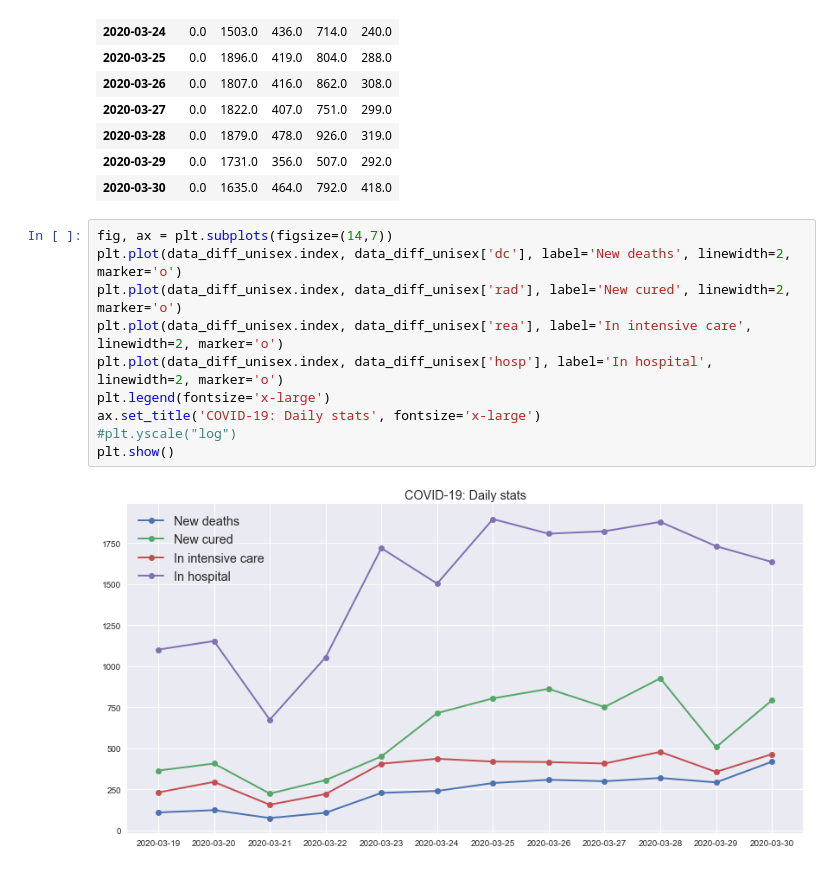
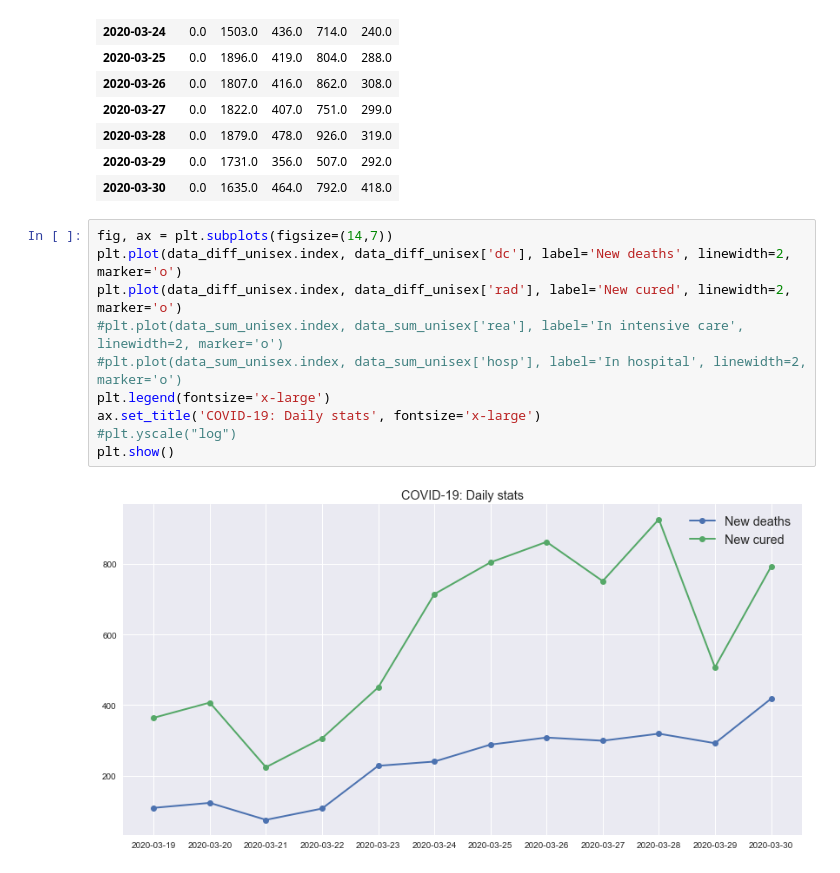
Before and after one commit to Oryon/covid-19, a Jupyter notebook: covid19_france.ipynb, the cells around one changed output. Drawn from its saved outputs; the diff is of its cells as text.

```diff
--- a/covid19_france.ipynb
+++ b/covid19_france.ipynb
@@ -98,12 +98,12 @@ data_diff_unisex
 # %%
 fig, ax = plt.subplots(figsize=(14,7))
 plt.plot(data_diff_unisex.index, data_diff_unisex['dc'], label='New deaths', linewidth=2, marker='o')
 plt.plot(data_diff_unisex.index, data_diff_unisex['rad'], label='New cured', linewidth=2, marker='o')
-plt.plot(data_diff_unisex.index, data_diff_unisex['rea'], label='In intensive care', linewidth=2, marker='o')
-plt.plot(data_diff_unisex.index, data_diff_unisex['hosp'], label='In hospital', linewidth=2, marker='o')
+#plt.plot(data_sum_unisex.index, data_sum_unisex['rea'], label='In intensive care', linewidth=2, marker='o')
+#plt.plot(data_sum_unisex.index, data_sum_unisex['hosp'], label='In hospital', linewidth=2, marker='o')
 plt.legend(fontsize='x-large')
 ax.set_title('COVID-19: Daily stats', fontsize='x-large')
 #plt.yscale("log")
 plt.show()
 # %% [output]
-[figure, old version]
+[figure, new version]
```
Also changed, not shown: 2 other files.
